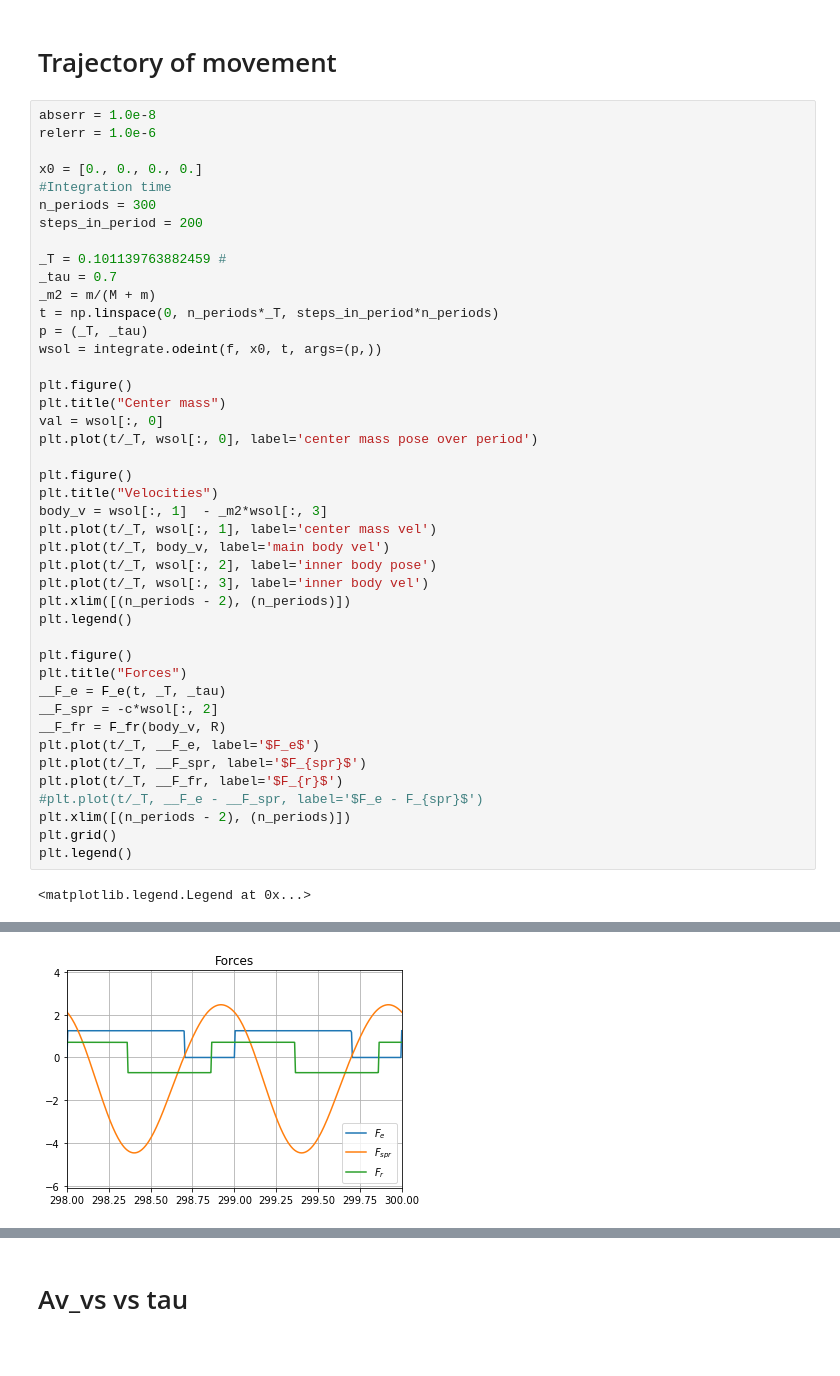
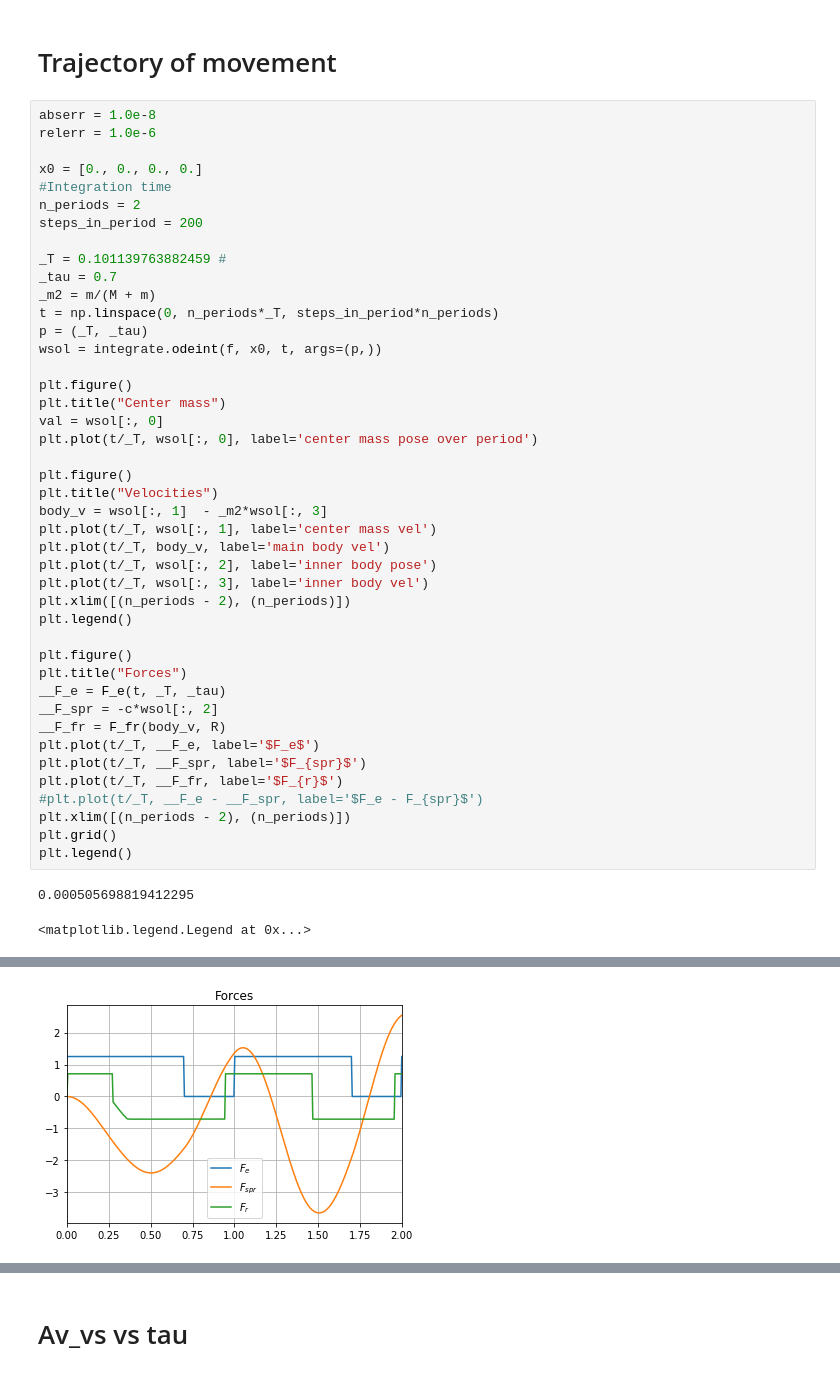
Before and after one commit to xxFirefly/mpc_rl_capsubot, a Jupyter notebook: expore_model.ipynb, the cells around one changed output, grey strips where cells are left out. Drawn from its saved outputs; the diff is of its cells as text.

```diff
--- a/expore_model.ipynb
+++ b/expore_model.ipynb
@@ -203,7 +203,7 @@ relerr = 1.0e-6
 
 x0 = [0., 0., 0., 0.]
 #Integration time
-n_periods = 300
+n_periods = 2
 steps_in_period = 200
 
 _T = 0.101139763882459 #
@@ -241,4 +241,5 @@ plt.xlim([(n_periods - 2), (n_periods)])
 plt.grid()
 plt.legend()
 # %% [output]
-<matplotlib.legend.Legend at 0x...>
+0.000505698819412295
+<matplotlib.legend.Legend at 0x...>
@@ -247 +248 @@ plt.legend()
-[figure, old version]
+[figure, new version]
```
Also changed, not shown: parts of 5 cells of this notebook, 3 other files.
